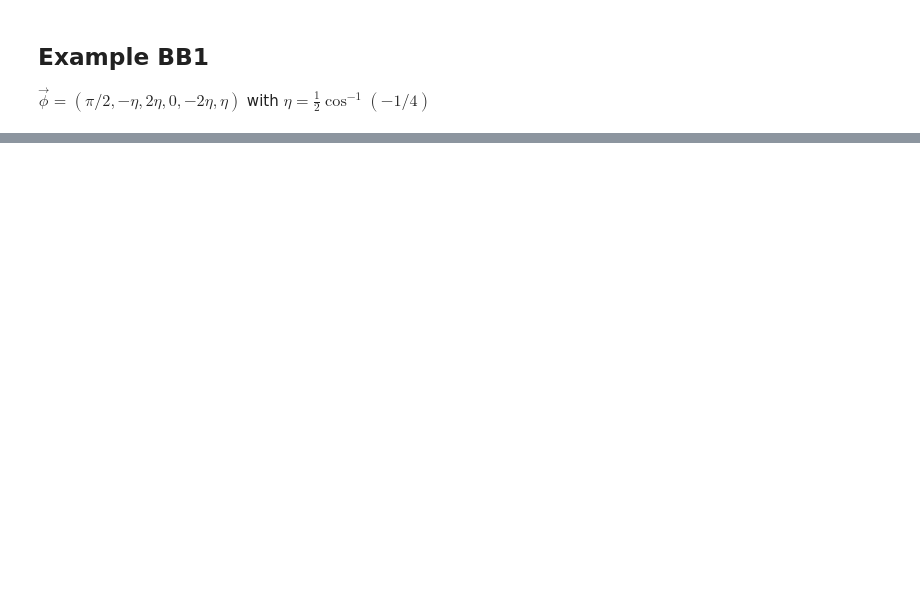
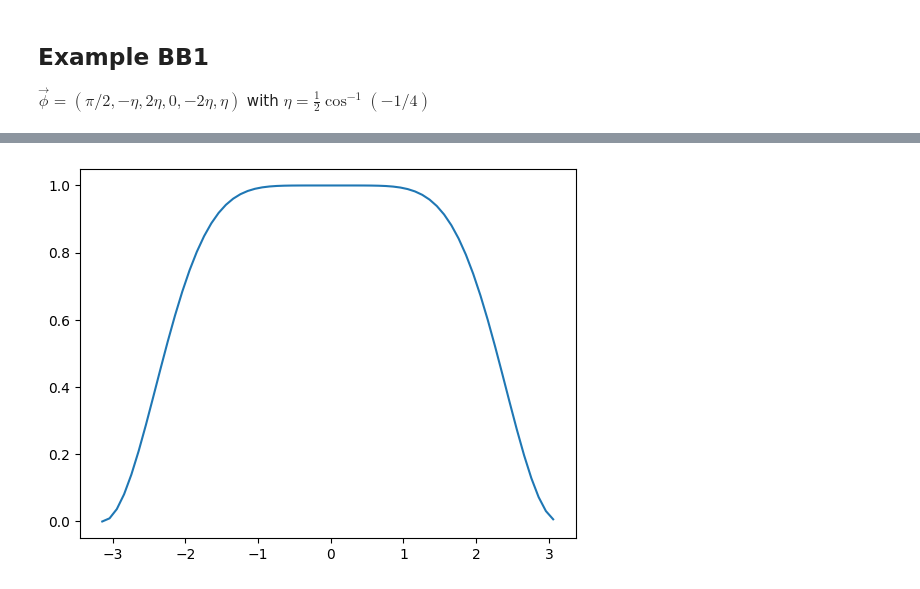
Before and after one commit to thilomueller/Seminar-Quantum-Computing, a Jupyter notebook: QSP_qiskit.ipynb, the cells around one changed output, grey strips where cells are left out. Saved outputs shown, nothing was run; the diff lists cells and outputs as text; code cells hidden in the pictures; blank space fills up the shorter version.

```diff
--- a/QSP_qiskit.ipynb
+++ b/QSP_qiskit.ipynb
@@ -57,0 +79,10 @@ qc.draw('mpl', style="bw")
+# %%
+theta_vec_bb1 = np.arange(start=-np.pi, stop=np.pi, step=0.1)
+a_vec_bb1 = [np.cos(-1/2*theta) for theta in theta_vec_bb1]
+
+transformation = [np.square(np.abs(get_matrix(QSP(phi_vec_bb1, a))[0][0])) for a in a_vec_bb1]
+
+plt.plot(theta_vec_bb1, transformation)
+plt.show()
+# %% [output]
+[figure, added]
```
Also changed, not shown: parts of 6 cells of this notebook.
